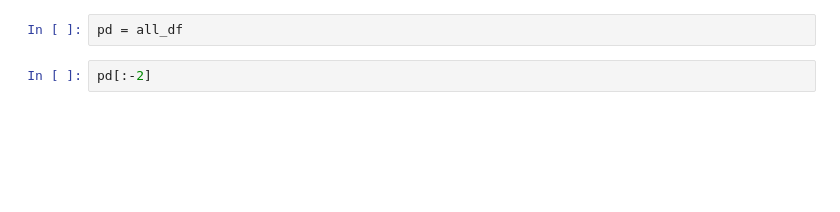
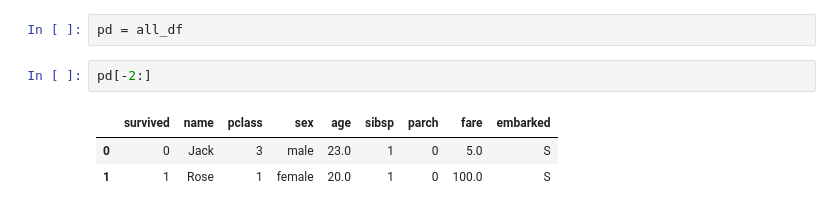
Before and after one commit to les8182377/Machinelearning, a Jupyter notebook: TensorFlow/titanic.ipynb, the cells around one changed output. Saved outputs shown, nothing was run; the diff lists cells and outputs as text; blank space fills up the shorter version.

```diff
--- a/TensorFlow/titanic.ipynb
+++ b/TensorFlow/titanic.ipynb
@@ -118,4 +177,8 @@ all_probability[:10]
 # %%
 pd = all_df
 # %%
-pd[:-2]
+pd[-2:]
+# %% [output]
+|  | survived | name | pclass | sex | age | sibsp | parch | fare | embarked |
+| 0 | 0 | Jack | 3 | male | 23.0 | 1 | 0 | 5.0 | S |
+| 1 | 1 | Rose | 1 | female | 20.0 | 1 | 0 | 100.0 | S |
```
Also changed, not shown: parts of 5 cells of this notebook.
